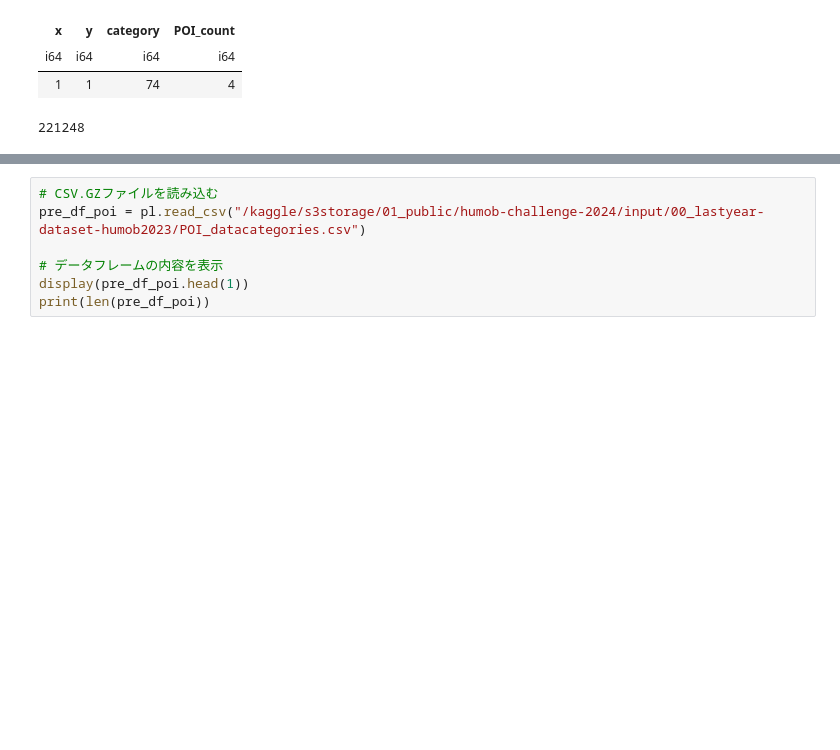
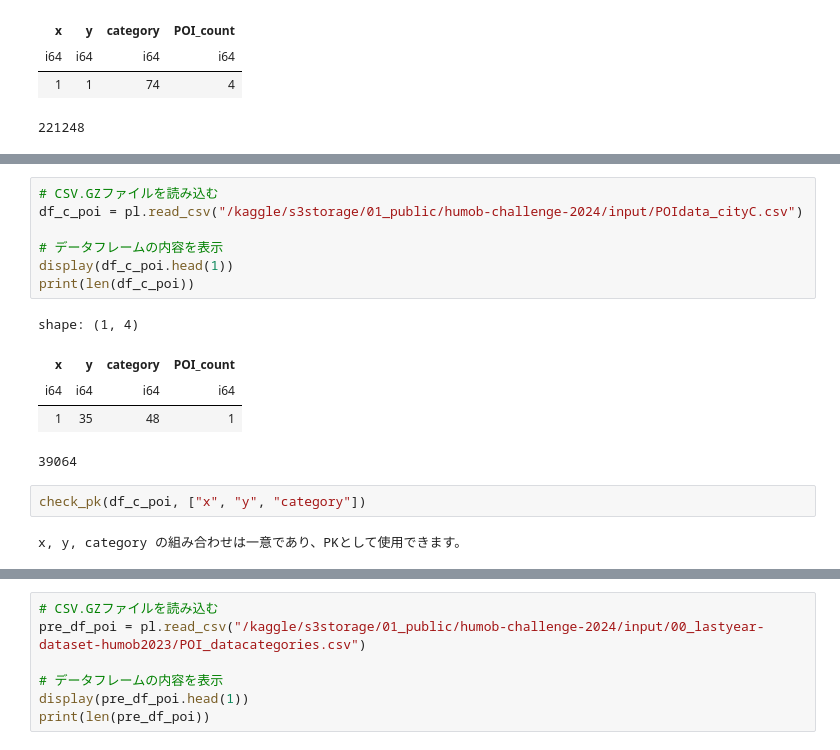
Before and after one commit to takuya-tokumoto/HuMob2024, a Jupyter notebook: eda/eda.ipynb, the cells around one changed output, grey strips where cells are left out. Saved outputs shown, nothing was run; the diff lists cells and outputs as text; blank space fills up the shorter version.

```diff
--- a/eda/eda.ipynb
+++ b/eda/eda.ipynb
@@ -69,0 +288,17 @@ shape: (1, 4)
+# %%
+# CSV.GZファイルを読み込む
+df_c_poi = pl.read_csv("/kaggle/s3storage/01_public/humob-challenge-2024/input/POIdata_cityC.csv")
+
+# データフレームの内容を表示
+display(df_c_poi.head(1))
+print(len(df_c_poi))
+# %% [output]
+shape: (1, 4)
+| x | y | category | POI_count |
+| i64 | i64 | i64 | i64 |
+| 1 | 35 | 48 | 1 |
+39064
+# %%
+check_pk(df_c_poi, ["x", "y", "category"])
+# %% [output]
+x, y, category の組み合わせは一意であり、PKとして使用できます。
```
Also changed, not shown: parts of 30 cells of this notebook, 1 other file.
